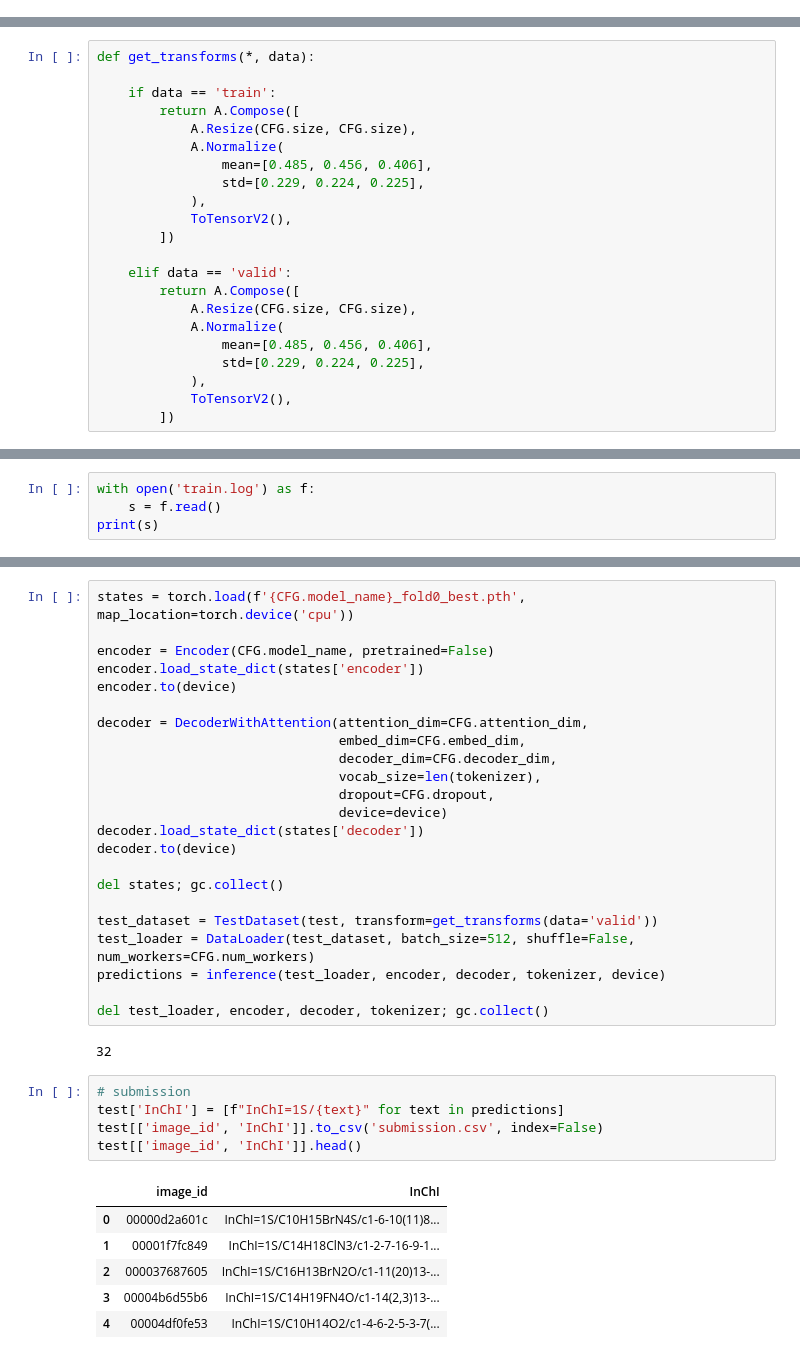
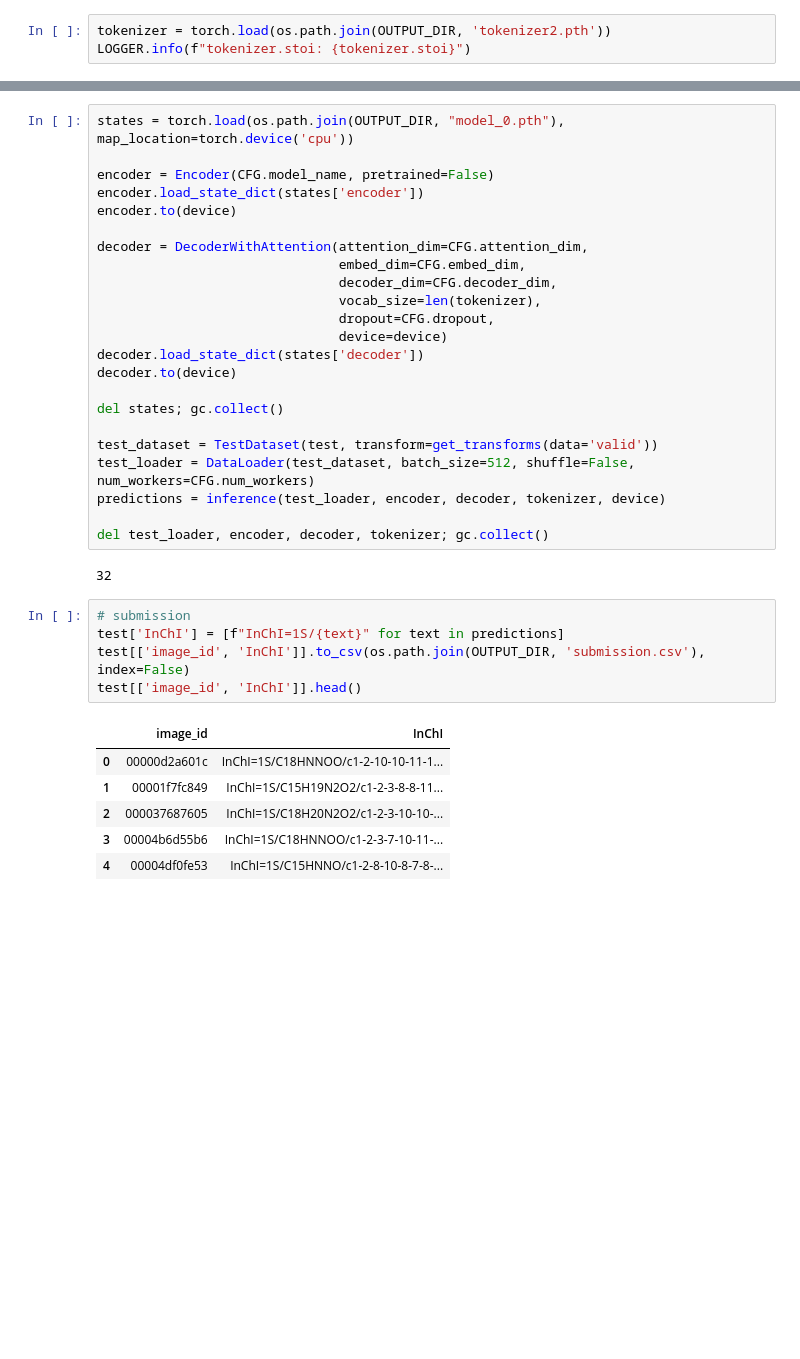
Before and after one commit to jaymody/molecular-translation, a Jupyter notebook: resnet_attention_baseline.ipynb, the cells around one changed output, grey strips where cells are left out. Cells and saved outputs as stored; diff of their text form; blank space fills up the shorter version.

```diff
--- a/resnet_attention_baseline.ipynb
+++ b/resnet_attention_baseline.ipynb
@@ -1139,0 +998,3 @@ class CFG:
+# %%
+tokenizer = torch.load(os.path.join(OUTPUT_DIR, 'tokenizer2.pth'))
+LOGGER.info(f"tokenizer.stoi: {tokenizer.stoi}")
@@ -1295,22 +1036,0 @@ class TestDataset(Dataset):
-# %%
-def get_transforms(*, data):
-
-    if data == 'train':
-        return A.Compose([
-            A.Resize(CFG.size, CFG.size),
-            A.Normalize(
-                mean=[0.485, 0.456, 0.406],
-                std=[0.229, 0.224, 0.225],
-            ),
-            ToTensorV2(),
-        ])
-
-    elif data == 'valid':
-        return A.Compose([
-            A.Resize(CFG.size, CFG.size),
-            A.Normalize(
-                mean=[0.485, 0.456, 0.406],
-                std=[0.229, 0.224, 0.225],
-            ),
-            ToTensorV2(),
-        ])
@@ -1488,7 +1052,3 @@ def inference(test_loader, encoder, decoder, tokenizer, device):
         text_preds.append(_text_preds)
     text_preds = np.concatenate(text_preds)
     return text_preds
-# %%
-with open('train.log') as f:
-    s = f.read()
-print(s)
@@ -1516,5 +1055,5 @@ Epoch 1 - Save Best Score: 25.5660 Model
 # %%
-states = torch.load(f'{CFG.model_name}_fold0_best.pth', map_location=torch.device('cpu'))
+states = torch.load(os.path.join(OUTPUT_DIR, "model_0.pth"), map_location=torch.device('cpu'))
 
 encoder = Encoder(CFG.model_name, pretrained=False)
 encoder.load_state_dict(states['encoder'])
@@ -1541,12 +1080,12 @@ del test_loader, encoder, decoder, tokenizer; gc.collect()
 # %%
 # submission
 test['InChI'] = [f"InChI=1S/{text}" for text in predictions]
-test[['image_id', 'InChI']].to_csv('submission.csv', index=False)
+test[['image_id', 'InChI']].to_csv(os.path.join(OUTPUT_DIR, 'submission.csv'), index=False)
 test[['image_id', 'InChI']].head()
 # %% [output]
 |  | image_id | InChI |
-| 0 | 00000d2a601c | InChI=1S/C10H15BrN4S/c1-6-10(11)8... |
-| 1 | 00001f7fc849 | InChI=1S/C14H18ClN3/c1-2-7-16-9-1... |
-| 2 | 000037687605 | InChI=1S/C16H13BrN2O/c1-11(20)13-... |
-| 3 | 00004b6d55b6 | InChI=1S/C14H19FN4O/c1-14(2,3)13-... |
-| 4 | 00004df0fe53 | InChI=1S/C10H14O2/c1-4-6-2-5-3-7(... |
+| 0 | 00000d2a601c | InChI=1S/C18HNNOO/c1-2-10-10-11-1... |
+| 1 | 00001f7fc849 | InChI=1S/C15H19N2O2/c1-2-3-8-8-11... |
+| 2 | 000037687605 | InChI=1S/C18H20N2O2/c1-2-3-10-10-... |
+| 3 | 00004b6d55b6 | InChI=1S/C18HNNOO/c1-2-3-7-10-11-... |
+| 4 | 00004df0fe53 | InChI=1S/C15HNNO/c1-2-8-10-8-7-8-... |
```
Also changed, not shown: parts of 69 cells of this notebook.
